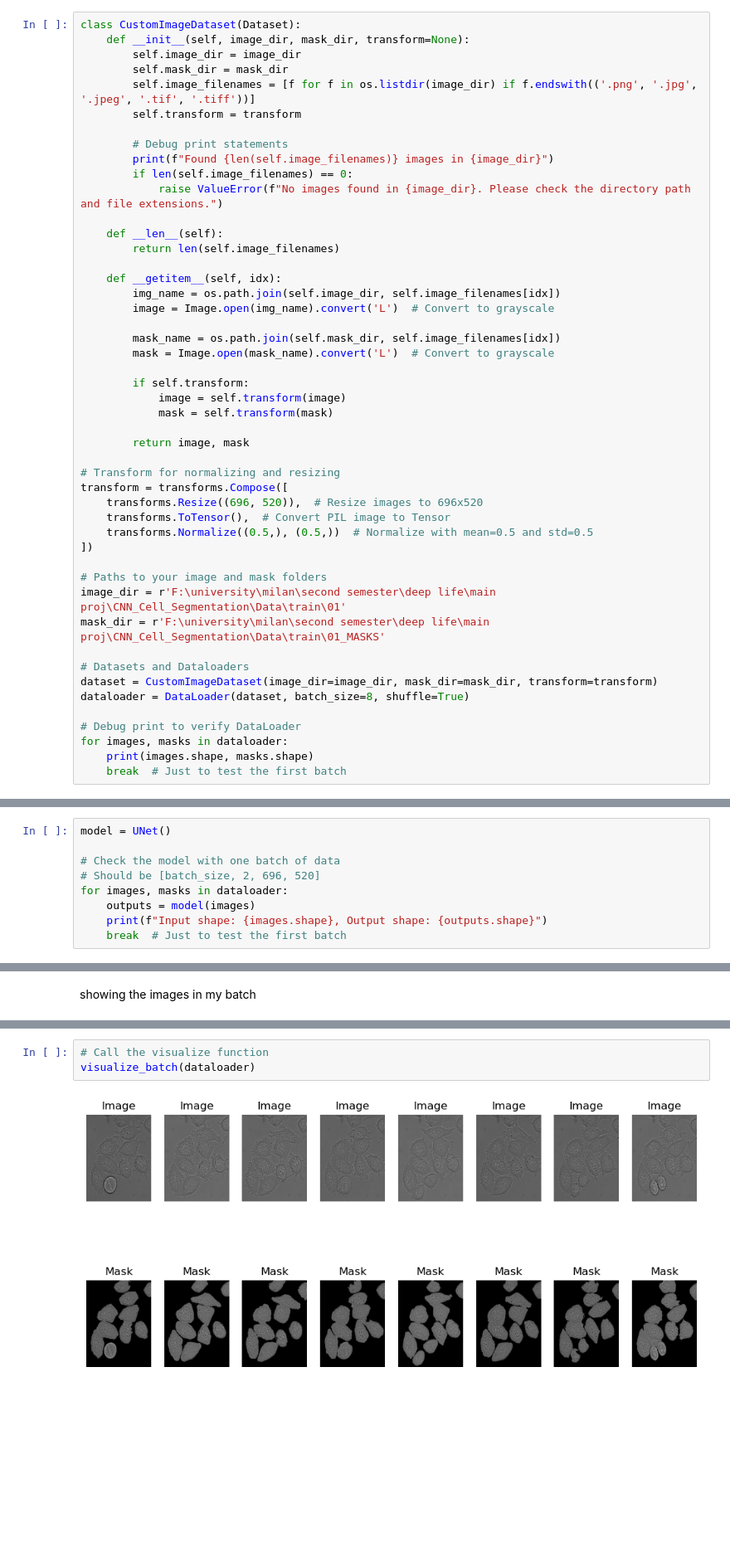
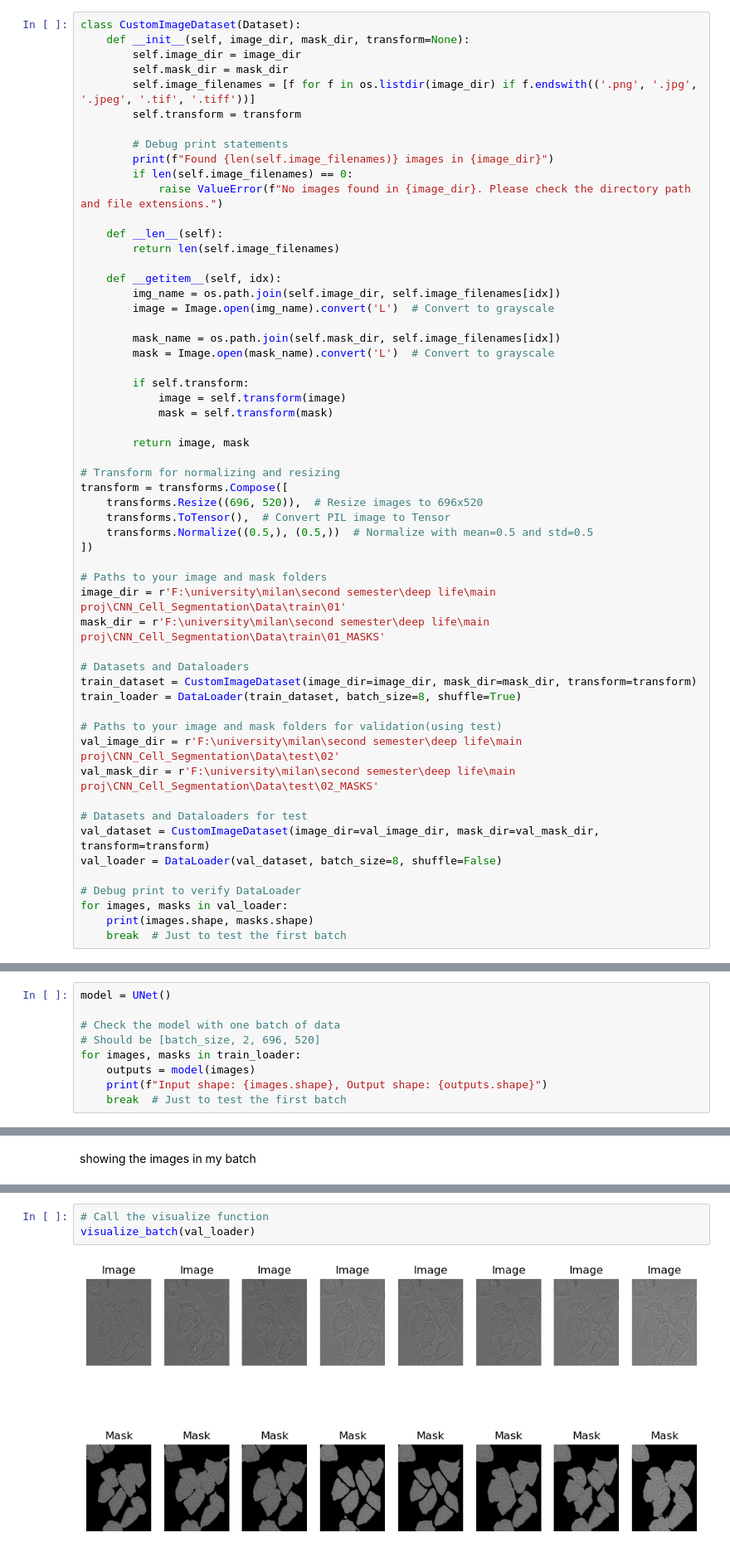
Before and after one commit to EmadBahreini/CNN_Cell_Segmentation, a Jupyter notebook: Model.ipynb, the cells around one changed output, grey strips where cells are left out. Shown at 83% size. Cells and saved outputs as stored; diff of their text form; blank space fills up the shorter version.

Commit message:
[update] updated the loader to have val_loader as well(using test dataset)

```diff
--- a/Model.ipynb
+++ b/Model.ipynb
@@ -47,11 +47,19 @@ image_dir = r'F:\university\milan\second semester\deep life\main proj\CNN_Cell_S
 mask_dir = r'F:\university\milan\second semester\deep life\main proj\CNN_Cell_Segmentation\Data\train\01_MASKS'
 
 # Datasets and Dataloaders
-dataset = CustomImageDataset(image_dir=image_dir, mask_dir=mask_dir, transform=transform)
-dataloader = DataLoader(dataset, batch_size=8, shuffle=True)
+train_dataset = CustomImageDataset(image_dir=image_dir, mask_dir=mask_dir, transform=transform)
+train_loader = DataLoader(train_dataset, batch_size=8, shuffle=True)
+
+# Paths to your image and mask folders for validation(using test)
+val_image_dir = r'F:\university\milan\second semester\deep life\main proj\CNN_Cell_Segmentation\Data\test\02'
+val_mask_dir = r'F:\university\milan\second semester\deep life\main proj\CNN_Cell_Segmentation\Data\test\02_MASKS'
+
+# Datasets and Dataloaders for test
+val_dataset = CustomImageDataset(image_dir=val_image_dir, mask_dir=val_mask_dir, transform=transform)
+val_loader = DataLoader(val_dataset, batch_size=8, shuffle=False)
 
 # Debug print to verify DataLoader
-for images, masks in dataloader:
+for images, masks in val_loader:
     print(images.shape, masks.shape)
     break  # Just to test the first batch
 # %% [output]
@@ -144,7 +153,7 @@ model = UNet()
 
 # Check the model with one batch of data
 # Should be [batch_size, 2, 696, 520]
-for images, masks in dataloader:
+for images, masks in train_loader:
     outputs = model(images)
     print(f"Input shape: {images.shape}, Output shape: {outputs.shape}")
     break  # Just to test the first batch
@@ -198,6 +205,6 @@ def visualize_batch(dataloader):
         break  # Just visualize the first batch
 # %%
 # Call the visualize function
-visualize_batch(dataloader)
+visualize_batch(val_loader)
 # %% [output]
-[figure, old version]
+[figure, new version]
```
Also changed, not shown: parts of 3 cells of this notebook.
